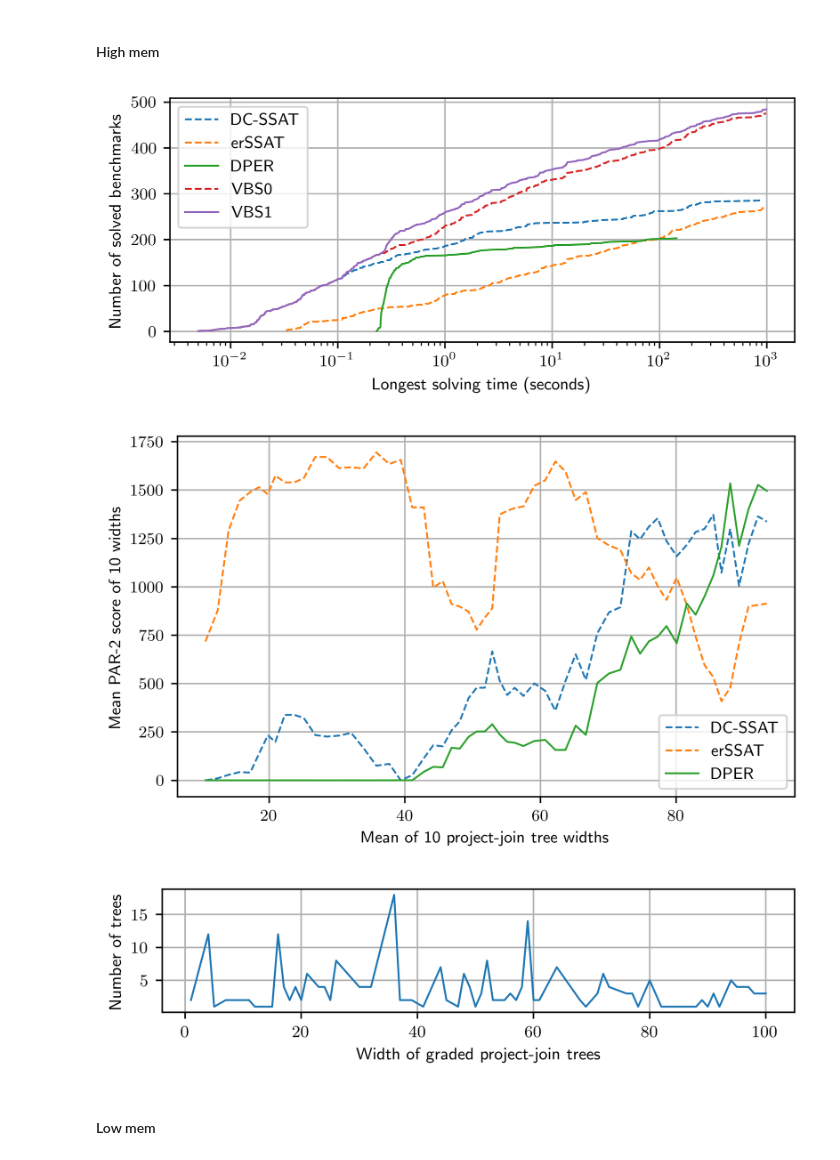
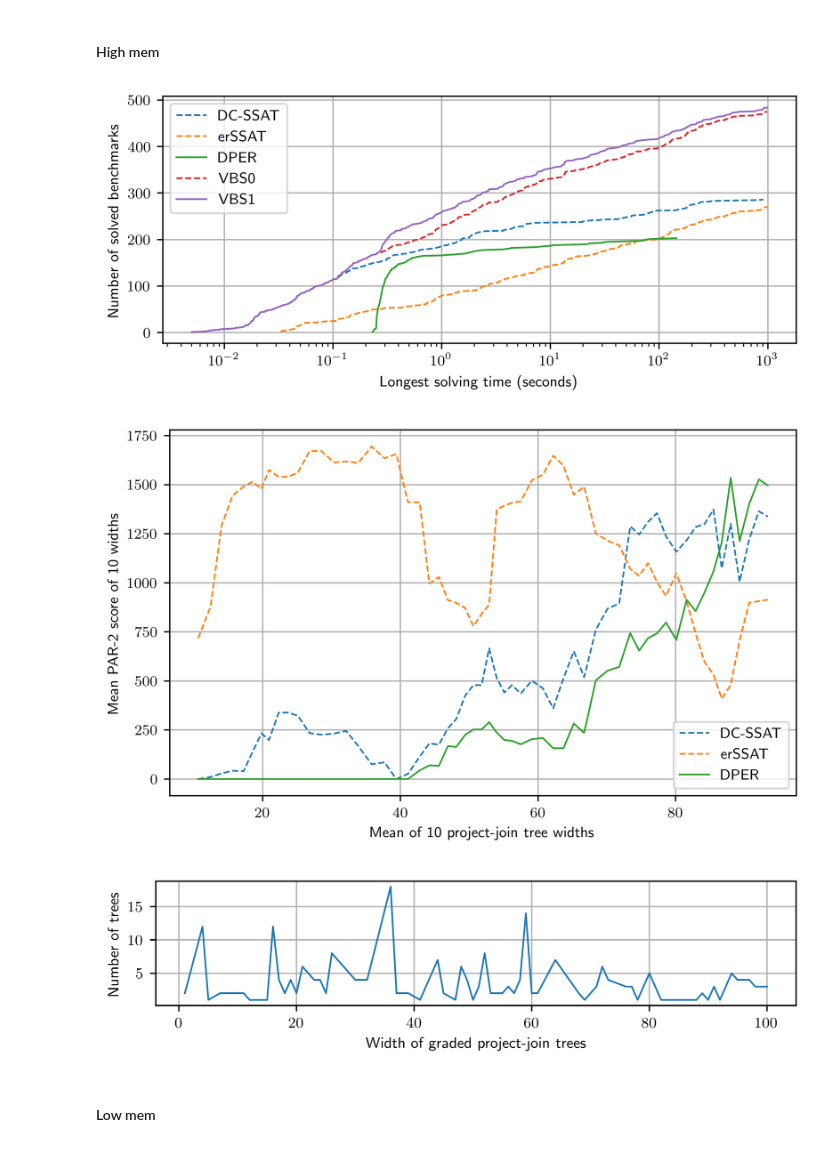
Before and after one commit to vuphan314/DPER, a Jupyter notebook: eval/dper.ipynb, the cells around one changed output. Saved outputs shown, nothing was run; the diff lists cells and outputs as text; code cells hidden in the pictures.

Commit message:
resize figures

```diff
--- a/eval/dper.ipynb
+++ b/eval/dper.ipynb
@@ -1932,8 +1932,7 @@ plt.rcParams.update({
 
 def getFigAx(heightByWidth):
     def getFigSize(heightByWidth):
-        figWidthPt = 398.33858 # CP22
-        figWidthPt *= 1.1 # still fits
+        figWidthPt =  491.43787 # \the\textwidth
         figWidthIn = figWidthPt / 72.27
         figHeightIn = heightByWidth * figWidthIn
         return (figWidthIn, figHeightIn)
@@ -2008,9 +2007,9 @@ drawVbsCurve(ax, HI_WPMC_PERF_TABLE, [
 #     'DpCF5s'
 ], d, m, t, 'VBS1', '-')
 
-# saveFig(fig, '~/code/dperpaper/figures/solvers.pgf')
+saveFig(fig, '~/code/dperpaper/figures/solvers.pgf')
 # %% [output]
-[figure, old version]
+[figure, new version]
 # %%
 def getTimesByWidthBySolver(
     table, suffixes, floatDiff, maxMem, maxTime
@@ -2077,29 +2076,29 @@ def getMeanPar2ScoreByMeanWidthBySolver(
 # %%
 def drawWidthCurve(ax, table, suffixes, floatDiff, maxMem, maxTime, widthCount, suffix, label, style):
     m = getMeanPar2ScoreByMeanWidthBySolver(
         table, suffixes, floatDiff, maxMem, maxTime, widthCount
     )[suffix]
     ax.plot(m.keys(), m.values(), label=label, linestyle=style, linewidth=1)
     ax.legend()
     ax.set_xlabel(f'Mean of {widthCount} project-join tree widths')
     ax.set_ylabel(f'Mean PAR-2 score of {widthCount} widths')
 
 (fig, ax) = getFigAx(.6)
 d = DIFF
 m = HI_MEM
 t = TIME
 w = 10
 
 drawWidthCurve(ax, WIDTH_TABLE, SUFFIXES, d, m, t, w, 'DcH', 'DC-SSAT', '--')
 drawWidthCurve(ax, WIDTH_TABLE, SUFFIXES, d, m, t, w, 'EGH', 'erSSAT', '--')
 # drawWidthCurve(ax, WIDTH_TABLE, SUFFIXES, d, m, t, w, 'DpCHtd', 'DPMC CUDD htd', '-')
 # drawWidthCurve(ax, WIDTH_TABLE, SUFFIXES, d, m, t, w, 'DpCHtd10s', 'DPMC CUDD htd 10s', '-')
 drawWidthCurve(ax, WIDTH_TABLE, SUFFIXES, d, m, t, w, 'DpCF', 'DPER', '-')
 # drawWidthCurve(ax, WIDTH_TABLE, SUFFIXES, d, m, t, w, 'DpCF5s', 'DPMC CUDD FlowCutter 5s', '-')
 
-# saveFig(fig, '~/code/dperpaper/figures/widths.pgf')
+saveFig(fig, '~/code/dperpaper/figures/widths.pgf')
 # %% [output]
-[figure, old version]
+[figure, new version]
 # %%
 def drawWidths(ax):
     widths = collections.Counter()
@@ -2114,7 +2113,7 @@ def drawWidths(ax):
 
 drawWidths(ax)
 # %% [output]
-[figure, old version]
+[figure, new version]
 # %% [markdown]
 #### Low mem
 # %%
```
Also changed, not shown: parts of 2 cells of this notebook.
